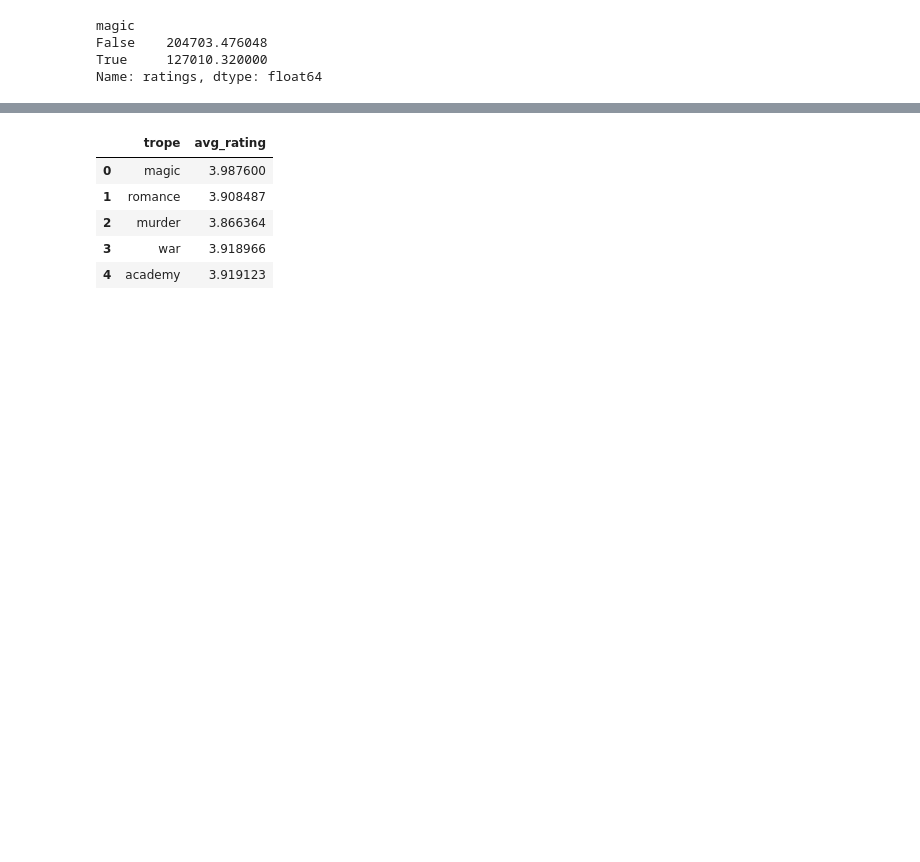
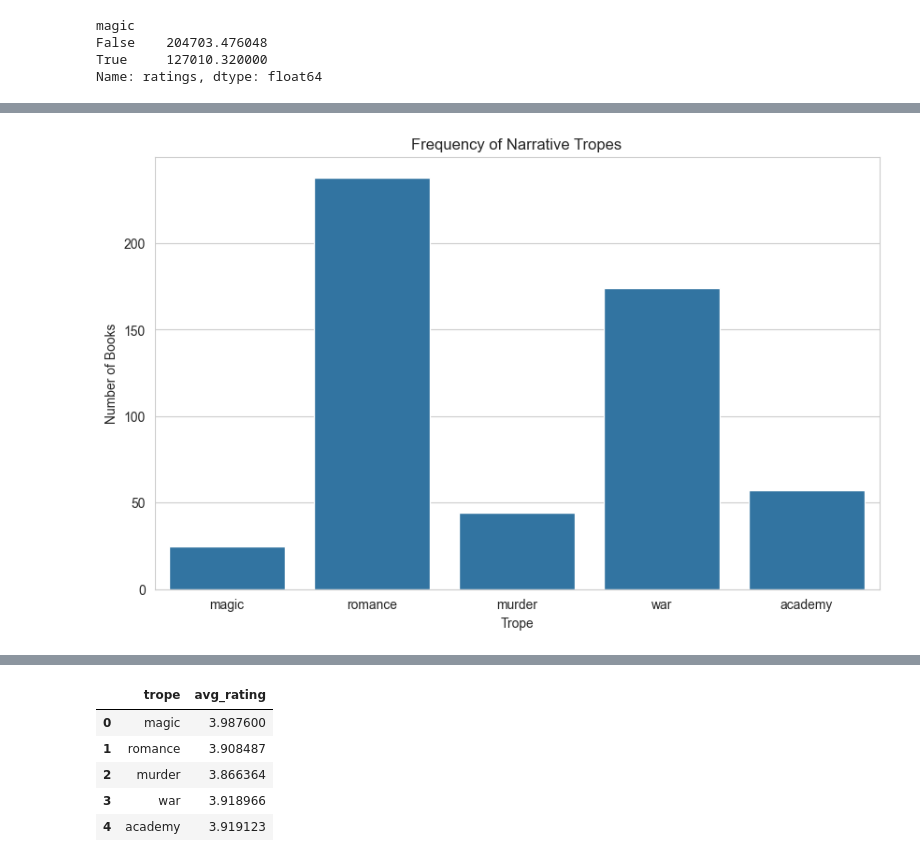
Before and after one commit to ullasunangell/What-Drives-Book-Popularity-Goodreads-Data-Analysis, a Jupyter notebook: notebook/book_tropes_analysis.ipynb, the cells around one changed output, grey strips where cells are left out. Cells and saved outputs as stored; diff of their text form; code cells hidden in the pictures; blank space fills up the shorter version.

```diff
--- a/notebook/book_tropes_analysis.ipynb
+++ b/notebook/book_tropes_analysis.ipynb
@@ -152,3 +161,17 @@ plt.show()
+# %%
+sns.barplot(
+    x=trope_counts.index,
+    y=trope_counts.values
+)
+
+plt.title("Frequency of Narrative Tropes")
+plt.xlabel("Trope")
+plt.ylabel("Number of Books")
+
+plt.show()
+trope_counts = trope_counts.sort_values(ascending=False)
+# %% [output]
+[figure, added]
 # %%
 df.groupby("magic")["rating"].mean().plot(kind="bar")
 plt.title("Average Rating: Magic vs Non-Magic Books")
```
Also changed, not shown: parts of 23 cells of this notebook, 1 other file.
